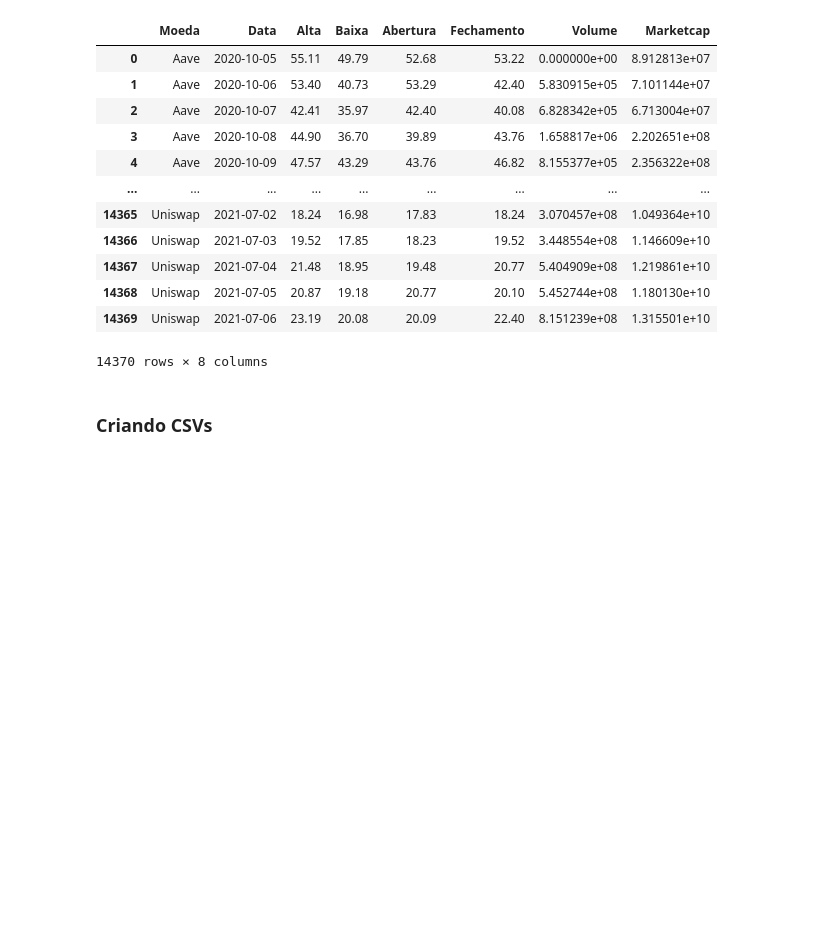
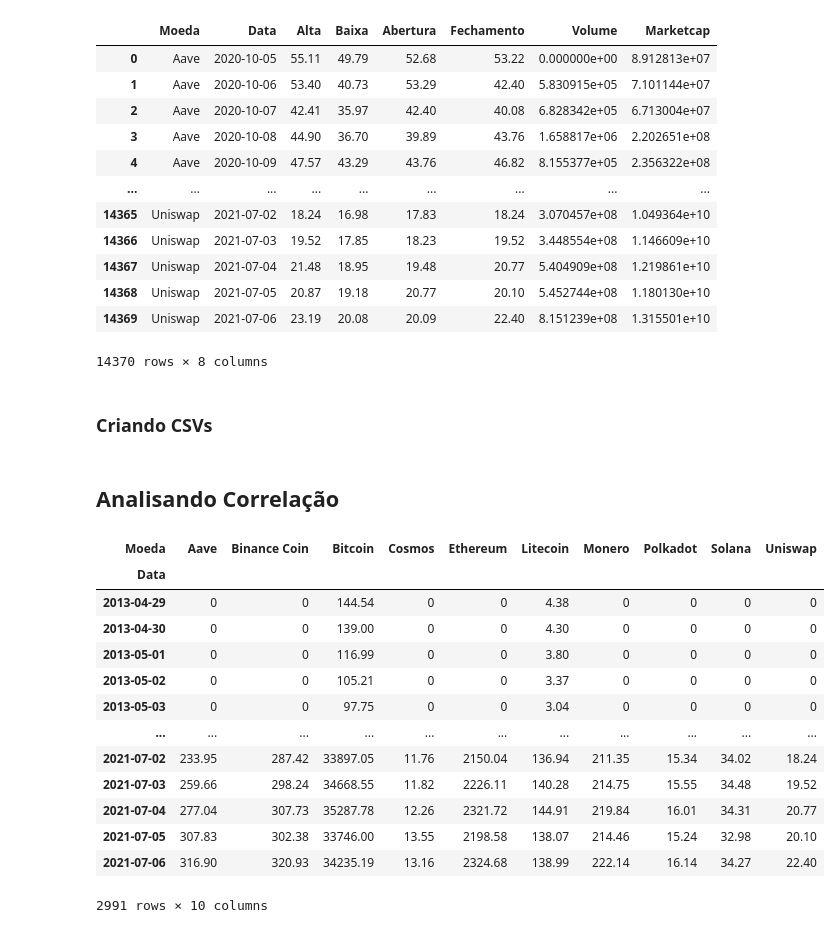
Before and after one commit to NewKanvas/M5-Projeto-5, a Jupyter notebook: Code/crypto_anlys.ipynb, the cells around one changed output. Cells and saved outputs as stored; diff of their text form; code cells hidden in the pictures; blank space fills up the shorter version.

Commit message:
Analisando Correlação

```diff
--- a/Code/crypto_anlys.ipynb
+++ b/Code/crypto_anlys.ipynb
@@ -275,3 +277,23 @@ criptocopy
 ### **Criando CSVs**
 # %%
 criptocopy.to_csv('../Data/criptomoedas.csv', index=False) # Salvando em csv
+# %% [markdown]
+## **Analisando Correlação**
+# %%
+criptoanlys =criptocopy.groupby(['Moeda', 'Data'])['Fechamento'].sum().unstack().fillna(0)
+criptoanlys.T
+# %% [output]
+| Moeda | Aave | Binance Coin | Bitcoin | Cosmos | Ethereum | Litecoin | Monero | Polkadot | Solana | Uniswap |
+| Data |  |  |  |  |  |  |  |  |  |  |
+| 2013-04-29 | 0 | 0 | 144.54 | 0 | 0 | 4.38 | 0 | 0 | 0 | 0 |
+| 2013-04-30 | 0 | 0 | 139.00 | 0 | 0 | 4.30 | 0 | 0 | 0 | 0 |
+| 2013-05-01 | 0 | 0 | 116.99 | 0 | 0 | 3.80 | 0 | 0 | 0 | 0 |
+| 2013-05-02 | 0 | 0 | 105.21 | 0 | 0 | 3.37 | 0 | 0 | 0 | 0 |
+| 2013-05-03 | 0 | 0 | 97.75 | 0 | 0 | 3.04 | 0 | 0 | 0 | 0 |
+| ... | ... | ... | ... | ... | ... | ... | ... | ... | ... | ... |
+| 2021-07-02 | 233.95 | 287.42 | 33897.05 | 11.76 | 2150.04 | 136.94 | 211.35 | 15.34 | 34.02 | 18.24 |
+| 2021-07-03 | 259.66 | 298.24 | 34668.55 | 11.82 | 2226.11 | 140.28 | 214.75 | 15.55 | 34.48 | 19.52 |
+| 2021-07-04 | 277.04 | 307.73 | 35287.78 | 12.26 | 2321.72 | 144.91 | 219.84 | 16.01 | 34.31 | 20.77 |
+| 2021-07-05 | 307.83 | 302.38 | 33746.00 | 13.55 | 2198.58 | 138.07 | 214.46 | 15.24 | 32.98 | 20.10 |
+| 2021-07-06 | 316.90 | 320.93 | 34235.19 | 13.16 | 2324.68 | 138.99 | 222.14 | 16.14 | 34.27 | 22.40 |
+2991 rows × 10 columns
```
Also changed, not shown: parts of 3 cells of this notebook.
